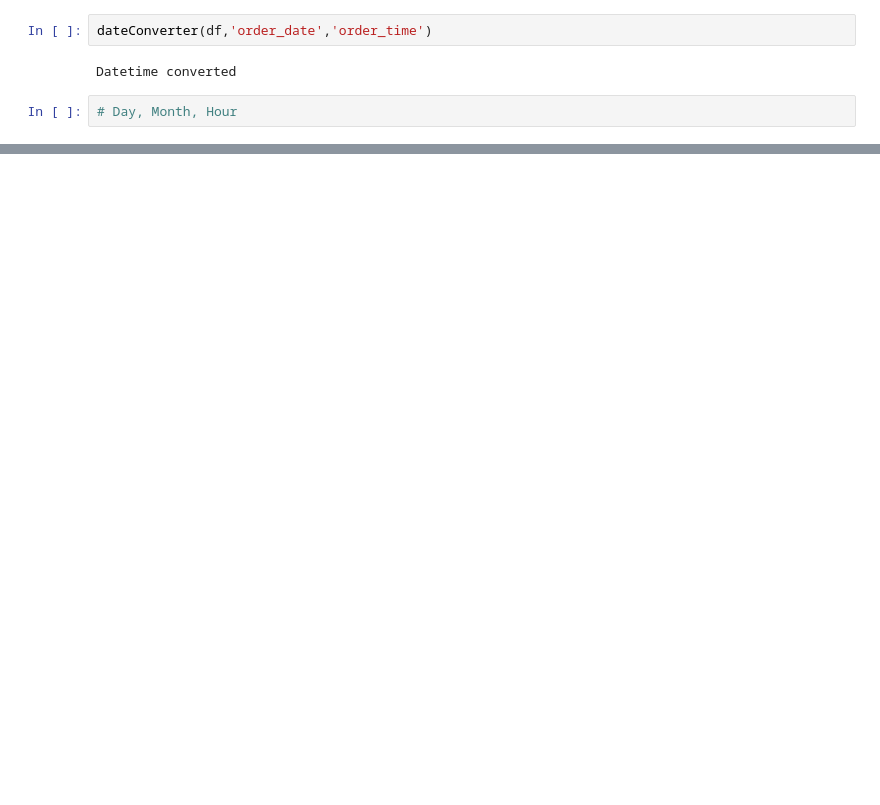
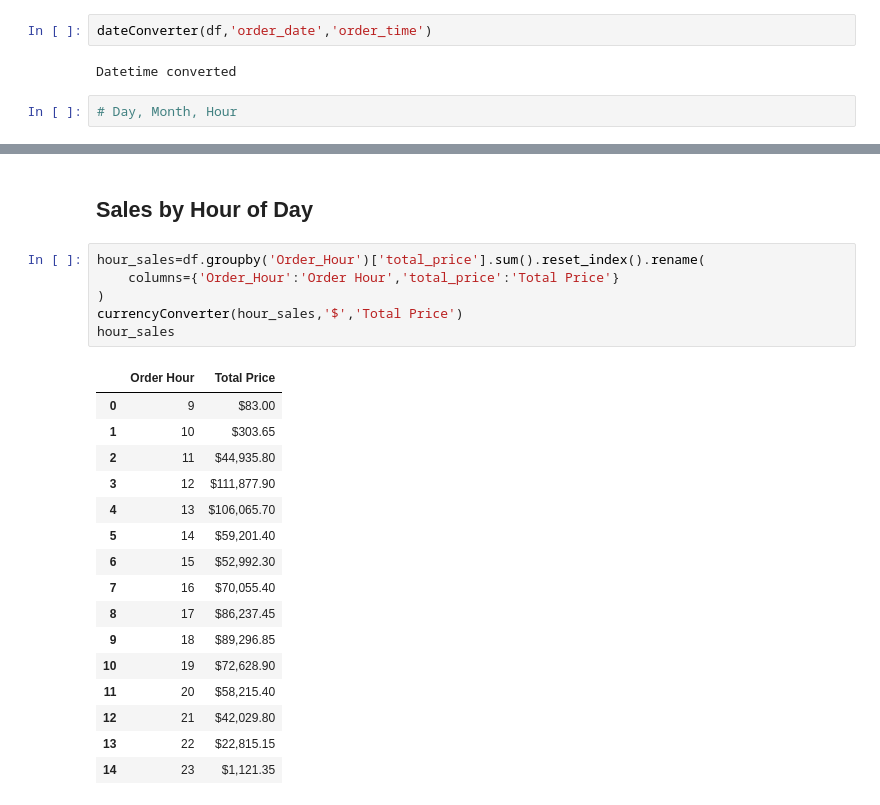
Before and after one commit to Sadikshya077/Pizza-Sales-Analysis, a Jupyter notebook: notebooks/pizza_sales_analysis.ipynb, the cells around one changed output, grey strips where cells are left out. Cells and saved outputs as stored; diff of their text form; blank space fills up the shorter version.

```diff
--- a/notebooks/pizza_sales_analysis.ipynb
+++ b/notebooks/pizza_sales_analysis.ipynb
@@ -77,0 +139,25 @@ df['Order_Hour']=df['order_time'].dt.hour
+# %% [markdown]
+## Sales by Hour of Day
+# %%
+hour_sales=df.groupby('Order_Hour')['total_price'].sum().reset_index().rename(
+    columns={'Order_Hour':'Order Hour','total_price':'Total Price'}
+)
+currencyConverter(hour_sales,'$','Total Price')
+hour_sales
+# %% [output]
+|  | Order Hour | Total Price |
+| 0 | 9 | $83.00 |
+| 1 | 10 | $303.65 |
+| 2 | 11 | $44,935.80 |
+| 3 | 12 | $111,877.90 |
+| 4 | 13 | $106,065.70 |
+| 5 | 14 | $59,201.40 |
+| 6 | 15 | $52,992.30 |
+| 7 | 16 | $70,055.40 |
+| 8 | 17 | $86,237.45 |
+| 9 | 18 | $89,296.85 |
+| 10 | 19 | $72,628.90 |
+| 11 | 20 | $58,215.40 |
+| 12 | 21 | $42,029.80 |
+| 13 | 22 | $22,815.15 |
+| 14 | 23 | $1,121.35 |
```
Also changed, not shown: parts of 27 cells of this notebook.
